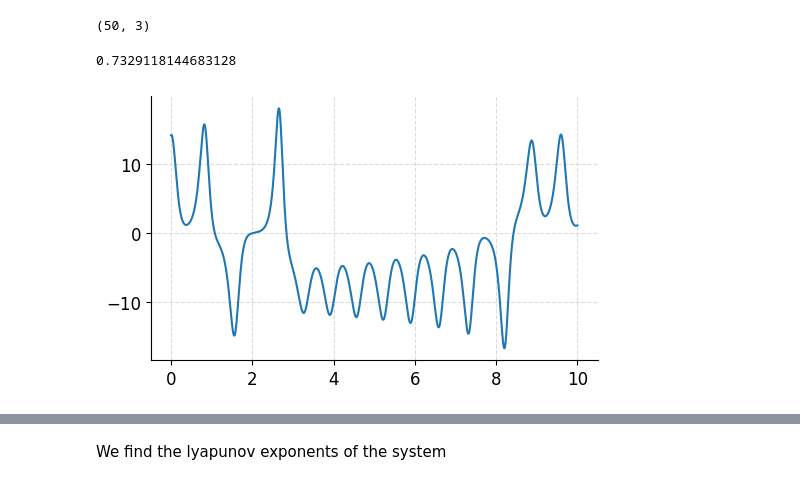
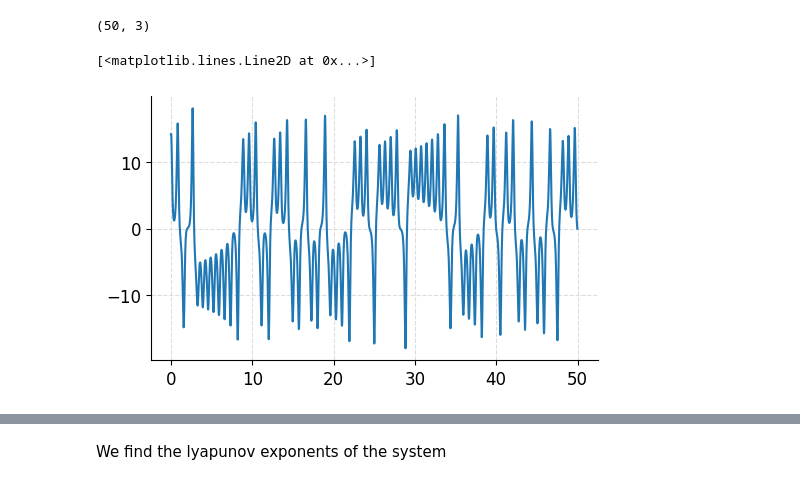
Before and after one commit to Jhko725/sandbox, a Jupyter notebook: notebooks/datasets/lorenz63.ipynb, the cells around one changed output, grey strips where cells are left out. Cells and saved outputs as stored; diff of their text form; code cells hidden in the pictures.

```diff
--- a/notebooks/datasets/lorenz63.ipynb
+++ b/notebooks/datasets/lorenz63.ipynb
@@ -102,10 +53,9 @@ def freq_from_autocorr(sig, fs=1):
-# %%
-t = jnp.arange(0, 10, 0.001)
-u = solve_lorenz_batch(t, u0)
-
-fig, ax = plt.subplots(1, 1, figsize=(5, 3))
-ax.plot(t, u[0, :, 0])
-print((t[1] - t[0]) / freq_from_autocorr(u[0, :, 0]))
-# %% [output]
-0.7329118144683128
-[figure, removed]
+# %%
+t = jnp.arange(0, 50, 0.02)
+u = solve_lorenz_batch(t, u0)
+
+fig, ax = plt.subplots(1, 1, figsize=(5, 3))
+ax.plot(t, u[0, :, 0])
+# %% [output]
+[<matplotlib.lines.Line2D at 0x...>]
+[figure, added]
```
Also changed, not shown: parts of 5 cells of this notebook, 5 other files.
